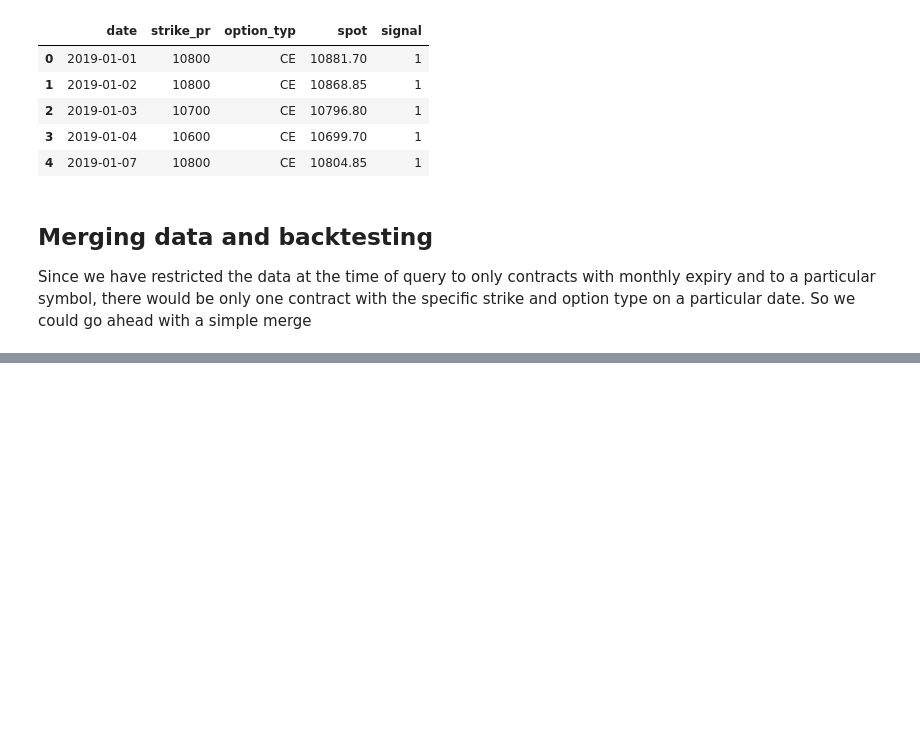
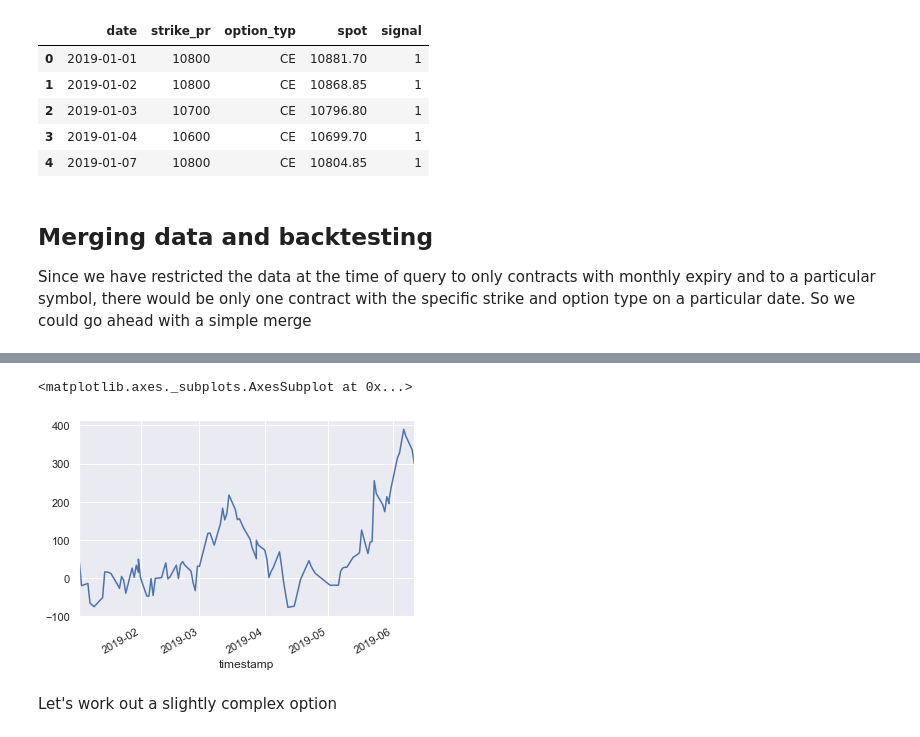
Before and after one commit to uberdeveloper/tutorial, a Jupyter notebook: notebooks/OptionsBacktesting.ipynb, the cells around one changed output, grey strips where cells are left out. Cells and saved outputs as stored; diff of their text form; code cells hidden in the pictures; blank space fills up the shorter version.

```diff
--- a/notebooks/OptionsBacktesting.ipynb
+++ b/notebooks/OptionsBacktesting.ipynb
@@ -171,0 +185,9 @@ res.cum_profit.plot()
+# %%
+results = backtest(data=df101, stop_loss=25, order='S', price='open*0.9')
+results['profit'] = results.eval('sell-buy')
+results.set_index('timestamp').profit.cumsum().plot()
+# %% [output]
+<matplotlib.axes._subplots.AxesSubplot at 0x...>
+[figure, added]
+# %% [markdown]
+Let's work out a slightly complex option
```
Also changed, not shown: parts of 2 cells of this notebook.
